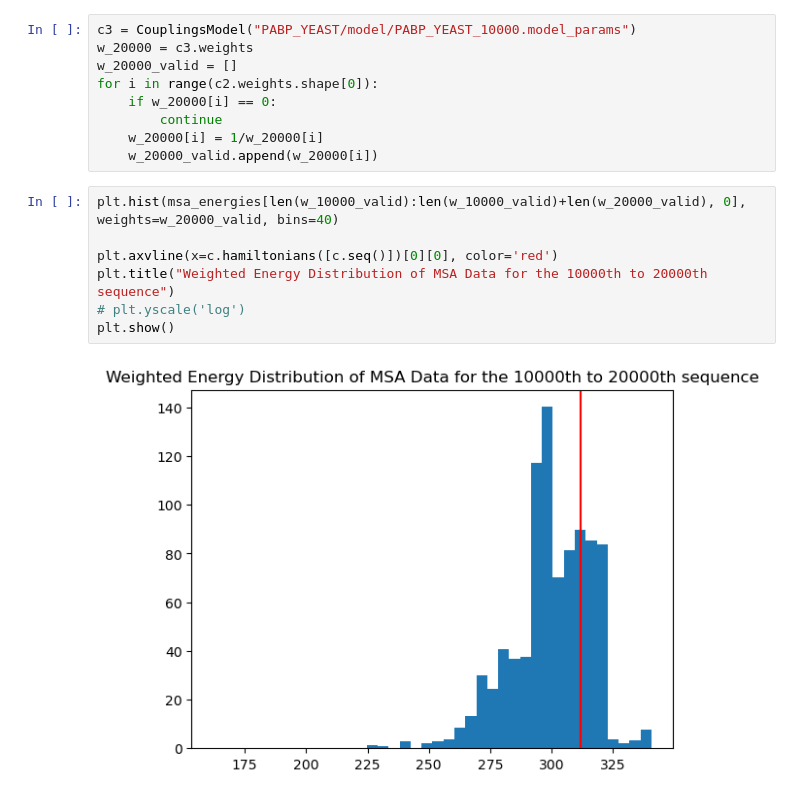
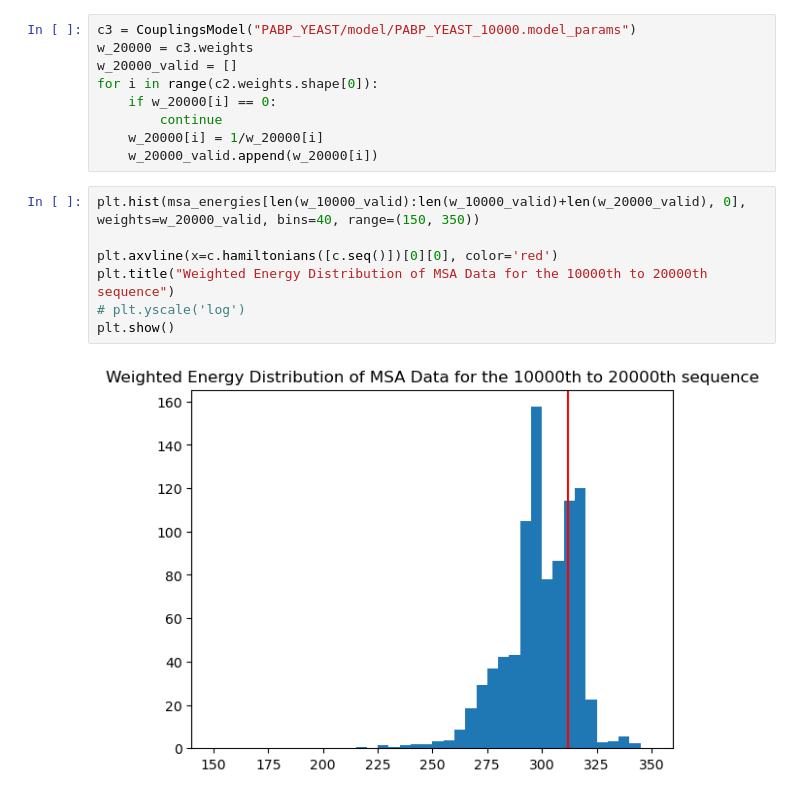
Before and after one commit to LDeng0205/msa_classify, a Jupyter notebook: potts.ipynb, the cells around one changed output. Drawn from its saved outputs; the diff is of its cells as text.

Commit message:
changed plotting parameters

```diff
--- a/potts.ipynb
+++ b/potts.ipynb
@@ -331,11 +331,11 @@ for i in range(c2.weights.shape[0]):
     w_20000[i] = 1/w_20000[i]
     w_20000_valid.append(w_20000[i])
 # %%
-plt.hist(msa_energies[len(w_10000_valid):len(w_10000_valid)+len(w_20000_valid), 0], weights=w_20000_valid, bins=40)
+plt.hist(msa_energies[len(w_10000_valid):len(w_10000_valid)+len(w_20000_valid), 0], weights=w_20000_valid, bins=40, range=(150, 350))
 
 plt.axvline(x=c.hamiltonians([c.seq()])[0][0], color='red')
 plt.title("Weighted Energy Distribution of MSA Data for the 10000th to 20000th sequence")
 # plt.yscale('log')
 plt.show()
 # %% [output]
-[figure, old version]
+[figure, new version]
```
Also changed, not shown: parts of 2 cells of this notebook.
